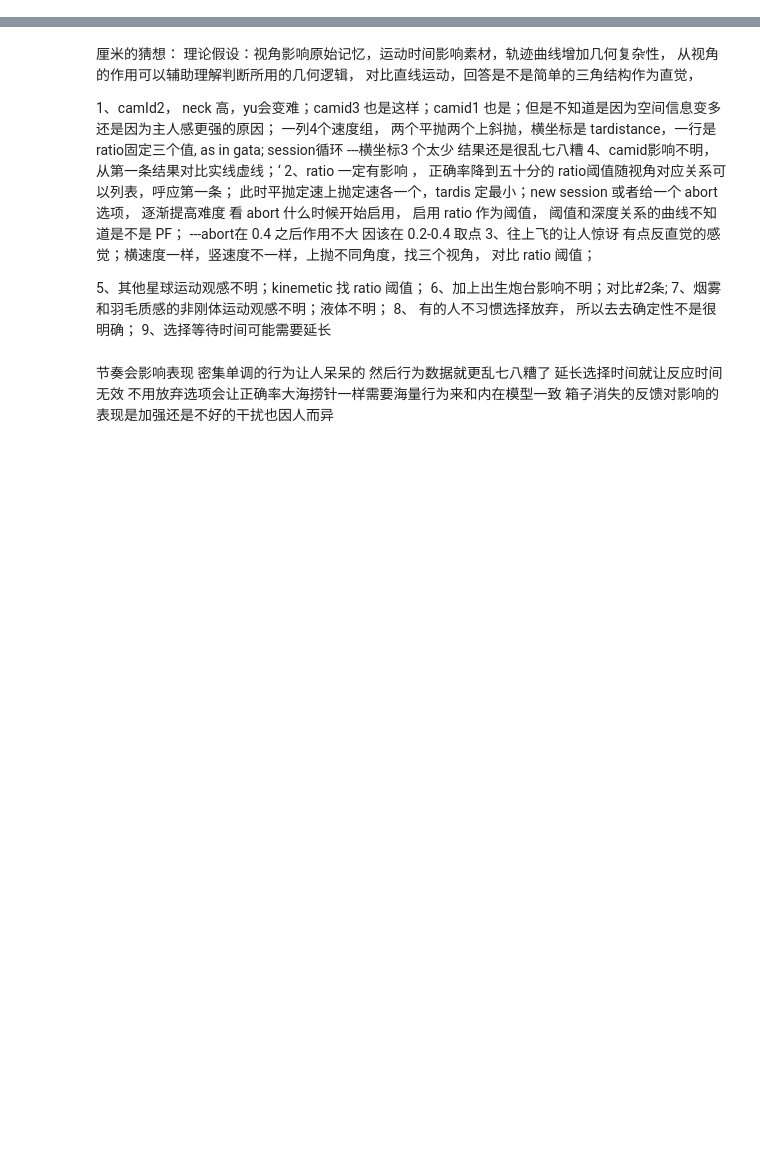
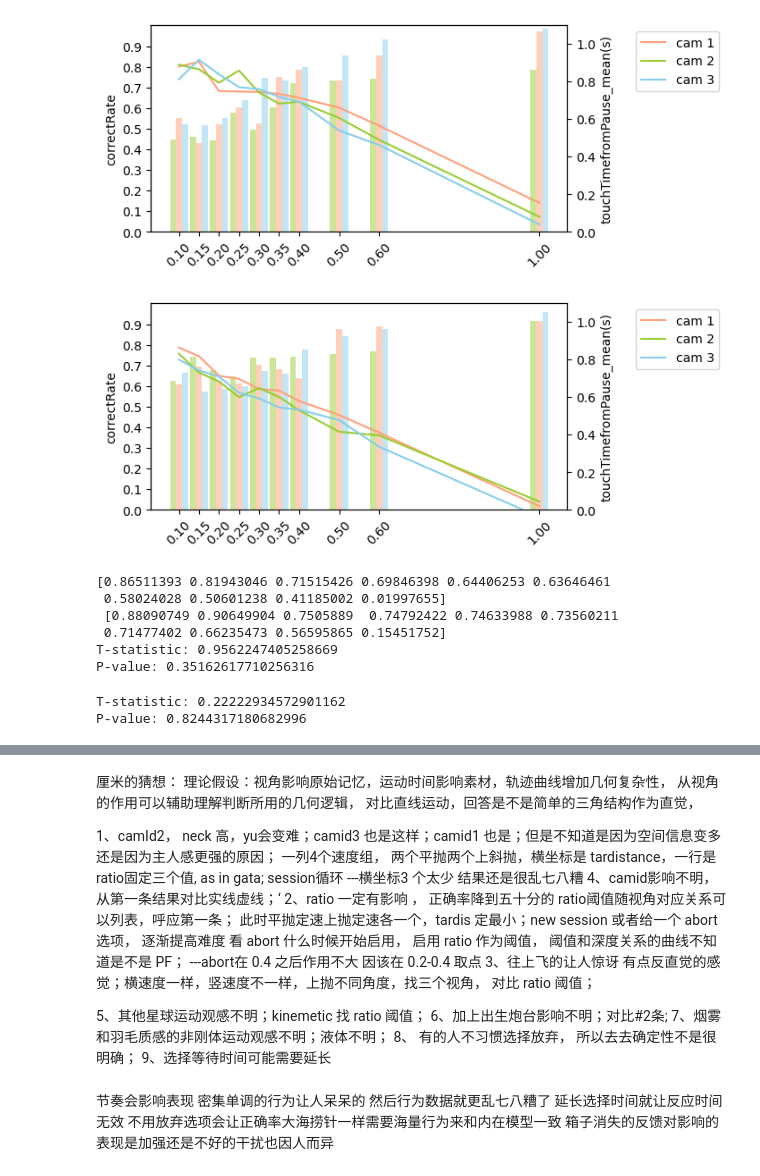
Before and after one commit to ZHTis/count, a Jupyter notebook: datajohn/datajohn.ipynb, the cells around one changed output, grey strips where cells are left out. Saved outputs shown, nothing was run; the diff lists cells and outputs as text; code cells hidden in the pictures; blank space fills up the shorter version.

```diff
--- a/datajohn/datajohn.ipynb
+++ b/datajohn/datajohn.ipynb
@@ -101,0 +114,74 @@ data
+# %%
+col3 = ['ratio', 'camID']
+col1 = ['isCorrect', 'touchTimefromInit',
+       'touchTimefromPause']
+dataS3 = data.loc[data['session']==3]
+dataS4 = data.loc[data['session']==4]
+dataS = [dataS3,dataS4]
+for i in range(0,2):
+    dataS3gr = dataS[i].drop(columns=[col for col in dataS[i].columns if col not in col3 and col not in col1])
+    dataS3GroupByRatio1 = dataS3gr.groupby(col3).agg({'isCorrect':['mean']}).unstack(level=-1)
+    dataS3GroupByRatio2 = dataS3gr.groupby(col3).agg({'touchTimefromPause':['mean']}).unstack(level=-1)
+
+    fig,ax = plt.subplots(figsize=(6,3))
+    plt.xticks(rotation=45,ticks= dataS3GroupByRatio1.index)
+    width = 0.015
+    ax.set_ylim(0,1.)
+    ax2 = ax.twinx()
+    ax2.set_ylim(0,1.1)
+    ax2.set_ylabel('touchTimefromPause_mean(s)')
+    ax.set_ylabel('correctRate')
+    ax.set_yticks(np.arange(0, 1, 0.1))
+    line1, = ax2.plot(dataS3GroupByRatio2.index, dataS3GroupByRatio2.loc[:,('touchTimefromPause','mean',1)].values,color='lightsalmon')
+    line2,= ax2.plot(dataS3GroupByRatio2.index, dataS3GroupByRatio2.loc[:,('touchTimefromPause','mean',2)].values,color='yellowgreen')
+    line3, = ax2.plot(dataS3GroupByRatio2.index, dataS3GroupByRatio2.loc[:,('touchTimefromPause','mean',3)].values,color='skyblue')
+    ax.bar(dataS3GroupByRatio1.index-width, dataS3GroupByRatio1.loc[:,('isCorrect','mean',1)].values,
+        width=width,align='center',
+        color='yellowgreen',alpha=0.5)
+    ax.bar(dataS3GroupByRatio1.index,
+        dataS3GroupByRatio1.loc[:,('isCorrect','mean',2)].values,
+        width=width,
+        align='center',
+        color='lightsalmon',
+        alpha=0.5)
+    ax.bar(dataS3GroupByRatio1.index+width/2,
+        dataS3GroupByRatio1.loc[:,('isCorrect','mean',3)].values,
+        width=width,
+        align='edge',
+        color='skyblue',
+        alpha=0.5)
+    ax2.legend(handles=[line1,line2,line3],labels=['cam 1','cam 2','cam 3'],loc='upper left',bbox_to_anchor=(1.15, 1))
+# %% [output]
+[figure, added]
+[figure, added]
+# %%
+import numpy as np
+from scipy.stats import ttest_ind
+dataS3 = data.loc[data['session']==3]
+dataS4 = data.loc[data['session']==4]
+group1 = dataS3.drop(columns=[col for col in dataS4.columns if col not in col3 and col not in col1]).groupby(col3).agg({'touchTimefromPause':['mean']}).unstack(level=-1).loc[:,('touchTimefromPause','mean',1)].values
+group2 = dataS4.drop(columns=[col for col in dataS4.columns if col not in col3 and col not in col1]).groupby(col3).agg({'touchTimefromPause':['mean']}).unstack(level=-1).loc[:,('touchTimefromPause','mean',1)].values
+t_stat, p_val = ttest_ind(group1, group2)
+print(group2,'\n',group1)
+# Print the results
+print("T-statistic:", t_stat)
+print("P-value:", p_val)
+# %% [output]
+[0.86511393 0.81943046 0.71515426 0.69846398 0.64406253 0.63646461
+ 0.58024028 0.50601238 0.41185002 0.01997655]
+ [0.88090749 0.90649904 0.7505889  0.74792422 0.74633988 0.73560211
+ 0.71477402 0.66235473 0.56595865 0.15451752]
+T-statistic: 0.9562247405258669
+P-value: 0.35162617710256316
+# %%
+group1 = dataS3
+group1 = group1.loc[(group1['camID'] == 1)&(group1['ratio']==0.10)]
+group2 = dataS4
+group2 = group2.loc[(group2['camID'] == 1)&(group2['ratio']==0.10)]
+t_stat, p_val = ttest_ind(group1['touchTimefromPause'], group2['touchTimefromPause'])
+
+print("T-statistic:", t_stat)
+print("P-value:", p_val)
+# %% [output]
+T-statistic: 0.22222934572901162
+P-value: 0.8244317180682996
```
Also changed, not shown: parts of 7 cells of this notebook, 2 other files.
